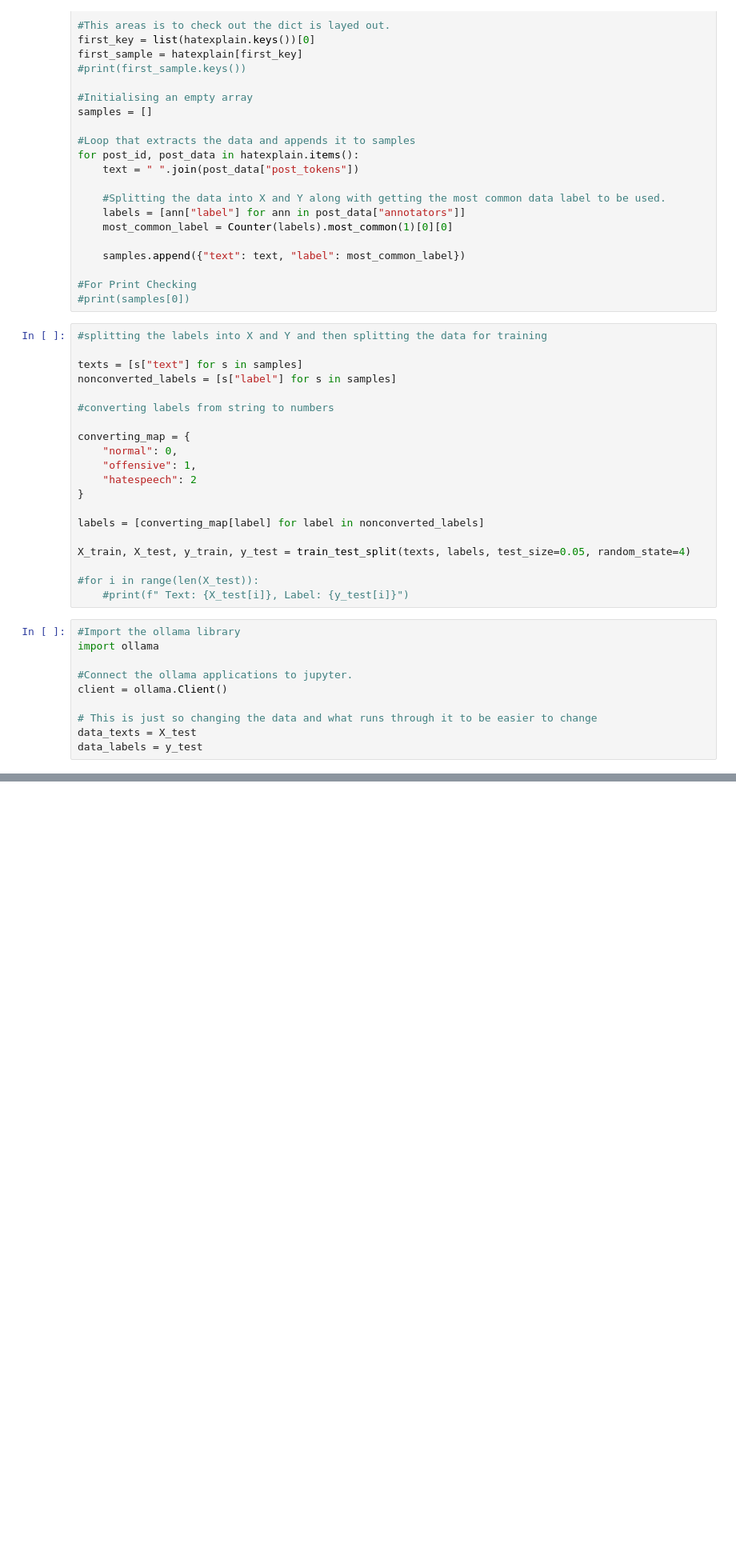
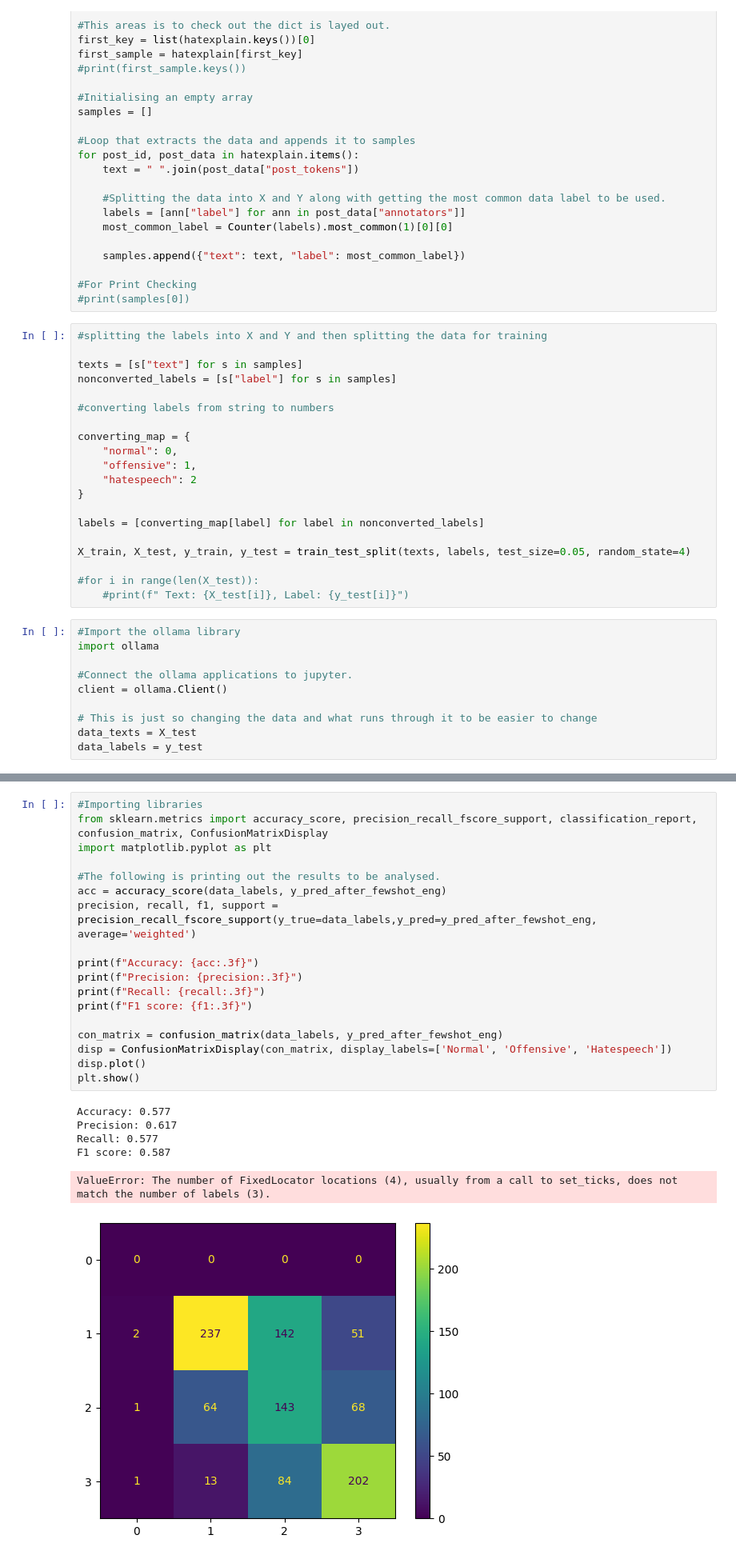
Before and after one commit to zhongxprivate-ux/Research-on-Multi-layer-LLM-for-context-implementation-for-text-moderation, a Jupyter notebook: BaseDecoder.ipynb, the cells around one changed output, grey strips where cells are left out. Shown at 80% size. Drawn from its saved outputs; the diff is of its cells as text; blank space fills up the shorter version.

```diff
--- a/BaseDecoder.ipynb
+++ b/BaseDecoder.ipynb
@@ -400,0 +534,25 @@ F1 score: 0.608
+# %%
+#Importing libraries
+from sklearn.metrics import accuracy_score, precision_recall_fscore_support, classification_report, confusion_matrix, ConfusionMatrixDisplay
+import matplotlib.pyplot as plt
+
+#The following is printing out the results to be analysed.
+acc = accuracy_score(data_labels, y_pred_after_fewshot_eng)
+precision, recall, f1, support = precision_recall_fscore_support(y_true=data_labels,y_pred=y_pred_after_fewshot_eng, average='weighted')
+
+print(f"Accuracy: {acc:.3f}")
+print(f"Precision: {precision:.3f}")
+print(f"Recall: {recall:.3f}")
+print(f"F1 score: {f1:.3f}")
+
+con_matrix = confusion_matrix(data_labels, y_pred_after_fewshot_eng)
+disp = ConfusionMatrixDisplay(con_matrix, display_labels=['Normal', 'Offensive', 'Hatespeech'])
+disp.plot()
+plt.show()
+# %% [output]
+Accuracy: 0.577
+Precision: 0.617
+Recall: 0.577
+F1 score: 0.587
+ValueError: The number of FixedLocator locations (4), usually from a call to set_ticks, does not match the number of labels (3).
+[figure, added]
```
Also changed, not shown: parts of 11 cells of this notebook, 1 other file.
